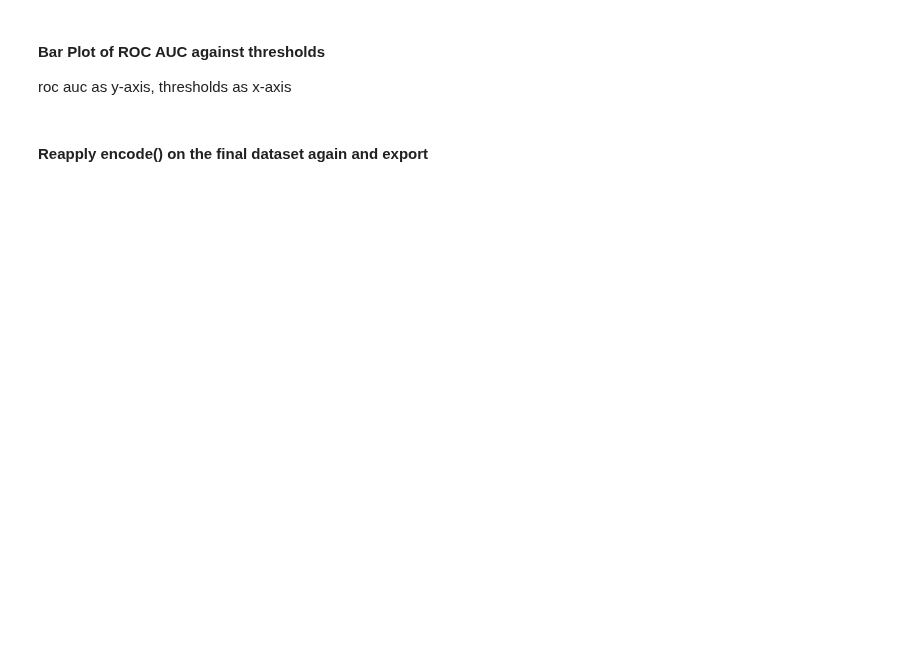
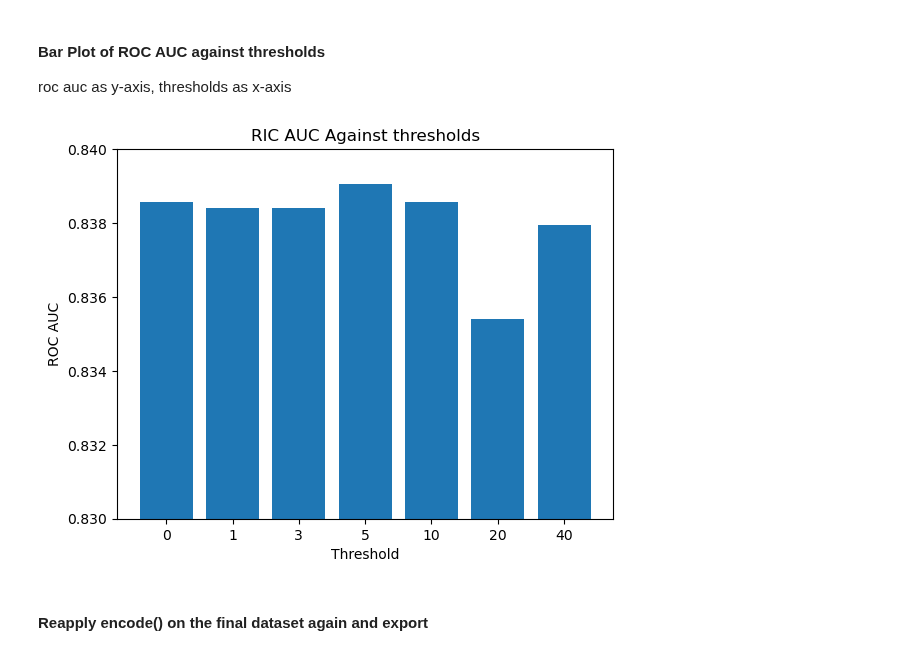
Before and after one commit to DecisionTreeBruining/212B-ML-Project, a Jupyter notebook: assignment_2/local_dev/preprocessing_hailey.ipynb, the cells around one changed output. Saved outputs shown, nothing was run; the diff lists cells and outputs as text; code cells hidden in the pictures; blank space fills up the shorter version.

```diff
--- a/assignment_2/local_dev/preprocessing_hailey.ipynb
+++ b/assignment_2/local_dev/preprocessing_hailey.ipynb
@@ -267,23 +361,0 @@ Havent run the loop yet
-# %%
-thresholds = [0, 1, 3, 5, 10, 20, 40]
-# for creating plots later
-roc_list = []
-for threshold in thresholds:
-    df = pd.read_csv(f"../../Data/df_heart_drop_{threshold:02}_imp.csv")
-    X_train, X_test, y_train, y_test = encode(df)
-    report, matrix, accuracy, roc_auc = logi_reg(X_train, X_test, y_train, y_test)
-    roc_list.append(roc_auc)
-    print ("The threshold for removing NAs is 0")
-    print('\n===============================\n'+
-        'Classification report on test data' +
-        '\n===============================\n')
-    print(report)
-
-    print('\n===============================\n'+
-        'Confusion matrix on test data' +
-        '\n===============================\n')
-    print(matrix)
-
-    print("Accuracy:", accuracy)
-    print("ROC AUC:", roc_auc)
-    print("=====================================\n")
@@ -411,5 +373,20 @@ ROC AUC: 0.8379490484787575
 #### Bar Plot of ROC AUC against thresholds
 
 roc auc as y-axis, thresholds as x-axis
+# %%
+thresholds = [str(threshold) for threshold in thresholds]
+# Create bar plot
+plt.bar(thresholds, roc_list)
+plt.ylim(0.83, 0.84)
+
+# Adding the title and labels
+plt.title('RIC AUC Against thresholds')
+plt.xlabel('Threshold')
+plt.ylabel('ROC AUC')
+
+# Show the plot
+plt.show()
+# %% [output]
+[figure, added]
 # %% [markdown]
 #### Reapply encode() on the final dataset again and export
```
Also changed, not shown: parts of 12 cells of this notebook.
